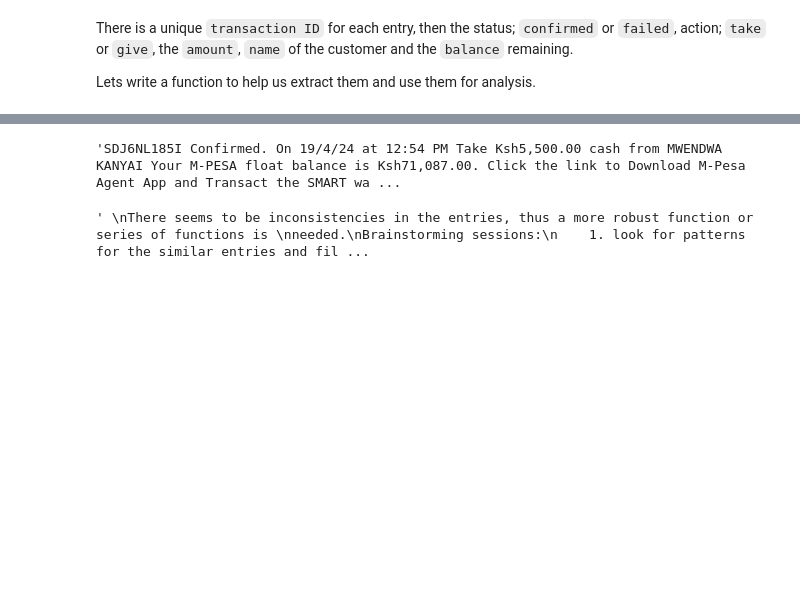
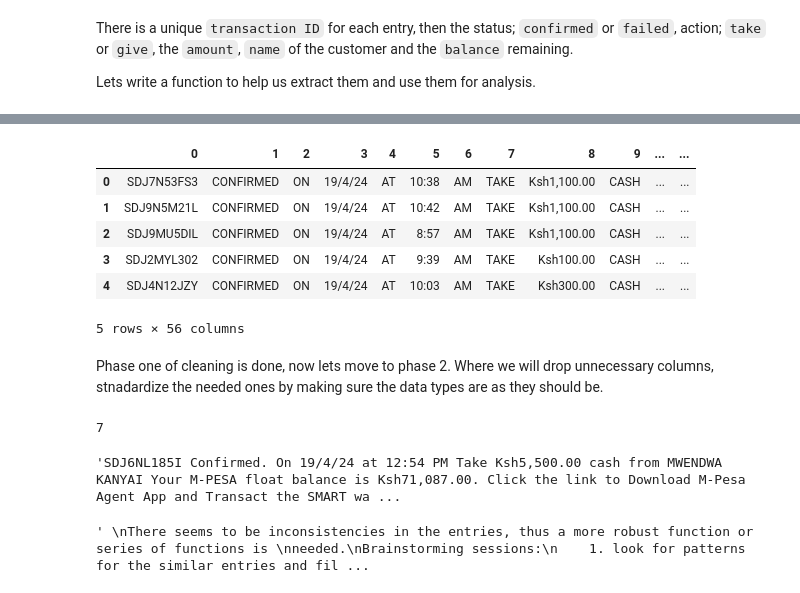
Before and after one commit to MarwaBrian/mpesa, a Jupyter notebook: index.ipynb, the cells around one changed output, grey strips where cells are left out. Drawn from its saved outputs; the diff is of its cells as text; code cells hidden in the pictures; blank space fills up the shorter version.

Commit message:
data extraction phase 1

```diff
--- a/index.ipynb
+++ b/index.ipynb
@@ -171,0 +134,38 @@ trying.head()
+# %%
+def cleaner(x):
+    parts = x.split()
+    final = []
+    amount_pattern = r'Ksh[\d,]+\.\d{2}'
+    for part in parts:
+        if re.match(amount_pattern, part):
+            final.append(part)
+        else:
+            part = part.replace('.', ' ')
+            subsplits = part.split()
+            subsplits = [word.strip(string.punctuation).upper() for word in part.split()]
+            final.extend(subsplits)
+    return final
+
+trying = data['body'].apply(cleaner).apply(pd.Series)
+type(trying)
+trying.head()
+# %% [output]
+|  | 0 | 1 | 2 | 3 | 4 | 5 | 6 | 7 | 8 | 9 | ... | ... |
+| 0 | SDJ7N53FS3 | CONFIRMED | ON | 19/4/24 | AT | 10:38 | AM | TAKE | Ksh1,100.00 | CASH | ... | ... |
+| 1 | SDJ9N5M21L | CONFIRMED | ON | 19/4/24 | AT | 10:42 | AM | TAKE | Ksh1,100.00 | CASH | ... | ... |
+| 2 | SDJ9MU5DIL | CONFIRMED | ON | 19/4/24 | AT | 8:57 | AM | TAKE | Ksh1,100.00 | CASH | ... | ... |
+| 3 | SDJ2MYL302 | CONFIRMED | ON | 19/4/24 | AT | 9:39 | AM | TAKE | Ksh100.00 | CASH | ... | ... |
+| 4 | SDJ4N12JZY | CONFIRMED | ON | 19/4/24 | AT | 10:03 | AM | TAKE | Ksh300.00 | CASH | ... | ... |
+5 rows × 56 columns
+# %% [markdown]
+Phase one of cleaning is done, now lets move to phase 2. Where we will drop unnecessary columns, stnadardize the needed ones by making sure the data types are as they should be.
+# %%
+count = 0
+
+for _ in trying[0]:
+    if _ == 'M-PESA':
+        count += 1
+
+count
+# %% [output]
+7
```
Also changed, not shown: parts of 5 cells of this notebook, 1 other file.
